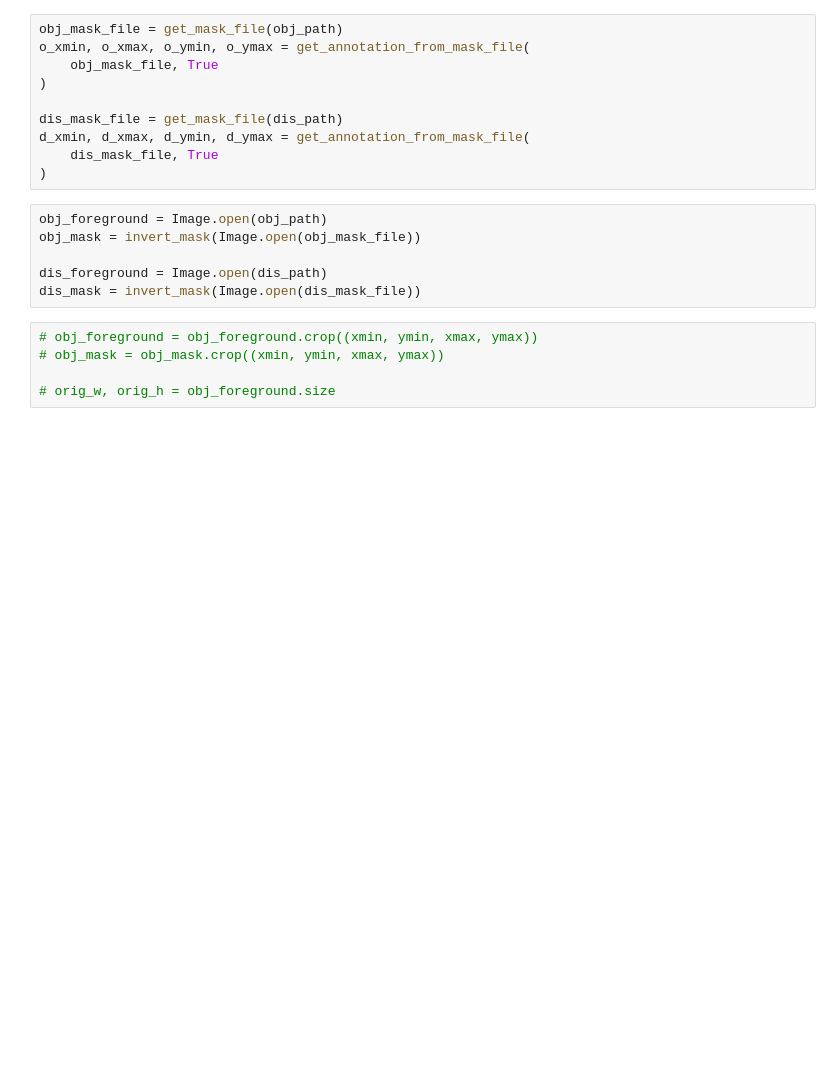
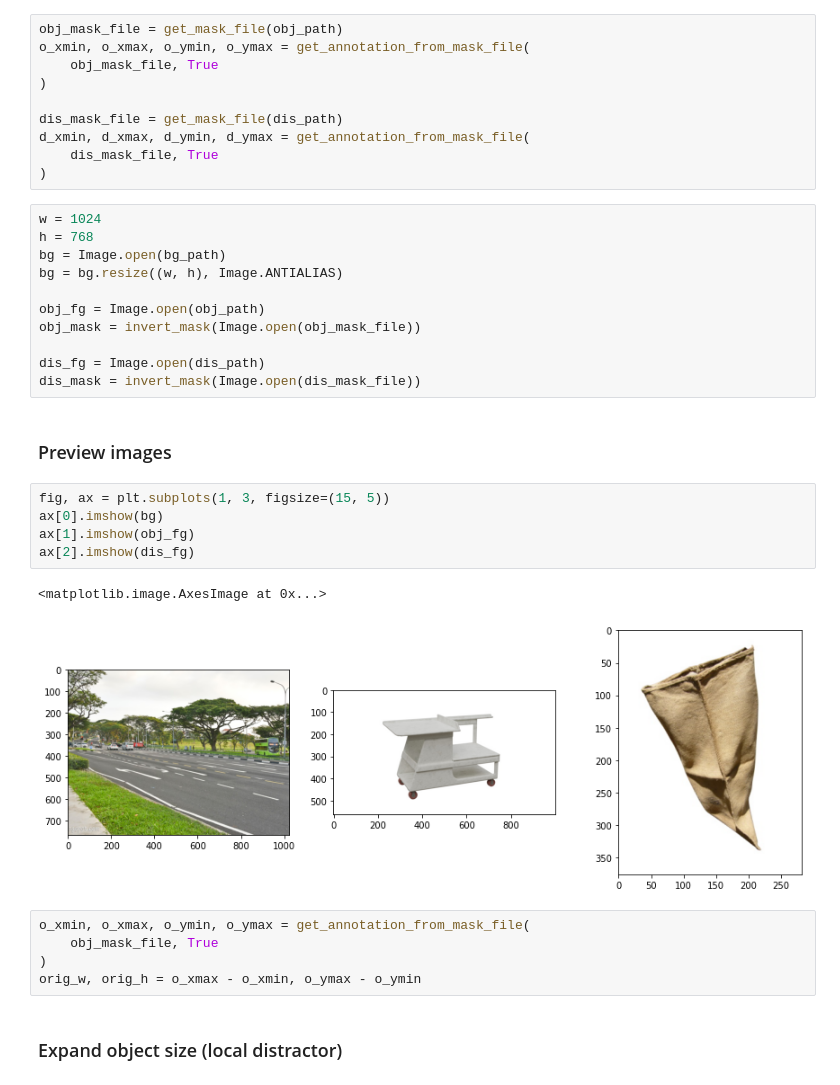
Before and after one commit to mammothb/syndata-generation, a Jupyter notebook: notebooks/demo_localized_distractor.ipynb, the cells around one changed output. Drawn from its saved outputs; the diff is of its cells as text; blank space fills up the shorter version.

```diff
--- a/notebooks/demo_localized_distractor.ipynb
+++ b/notebooks/demo_localized_distractor.ipynb
@@ -38,13 +37,30 @@ d_xmin, d_xmax, d_ymin, d_ymax = get_annotation_from_mask_file(
     dis_mask_file, True
 )
 # %%
-obj_foreground = Image.open(obj_path)
+w = 1024
+h = 768
+bg = Image.open(bg_path)
+bg = bg.resize((w, h), Image.ANTIALIAS)
+
+obj_fg = Image.open(obj_path)
 obj_mask = invert_mask(Image.open(obj_mask_file))
 
-dis_foreground = Image.open(dis_path)
+dis_fg = Image.open(dis_path)
 dis_mask = invert_mask(Image.open(dis_mask_file))
-# %%
-# obj_foreground = obj_foreground.crop((xmin, ymin, xmax, ymax))
-# obj_mask = obj_mask.crop((xmin, ymin, xmax, ymax))
-
-# orig_w, orig_h = obj_foreground.size
+# %% [markdown]
+### Preview images
+# %%
+fig, ax = plt.subplots(1, 3, figsize=(15, 5))
+ax[0].imshow(bg)
+ax[1].imshow(obj_fg)
+ax[2].imshow(dis_fg)
+# %% [output]
+<matplotlib.image.AxesImage at 0x...>
+[figure, added]
+# %%
+o_xmin, o_xmax, o_ymin, o_ymax = get_annotation_from_mask_file(
+    obj_mask_file, True
+)
+orig_w, orig_h = o_xmax - o_xmin, o_ymax - o_ymin
+# %% [markdown]
+### Expand object size (local distractor)
```
Also changed, not shown: parts of 9 cells of this notebook, 3 other files.
